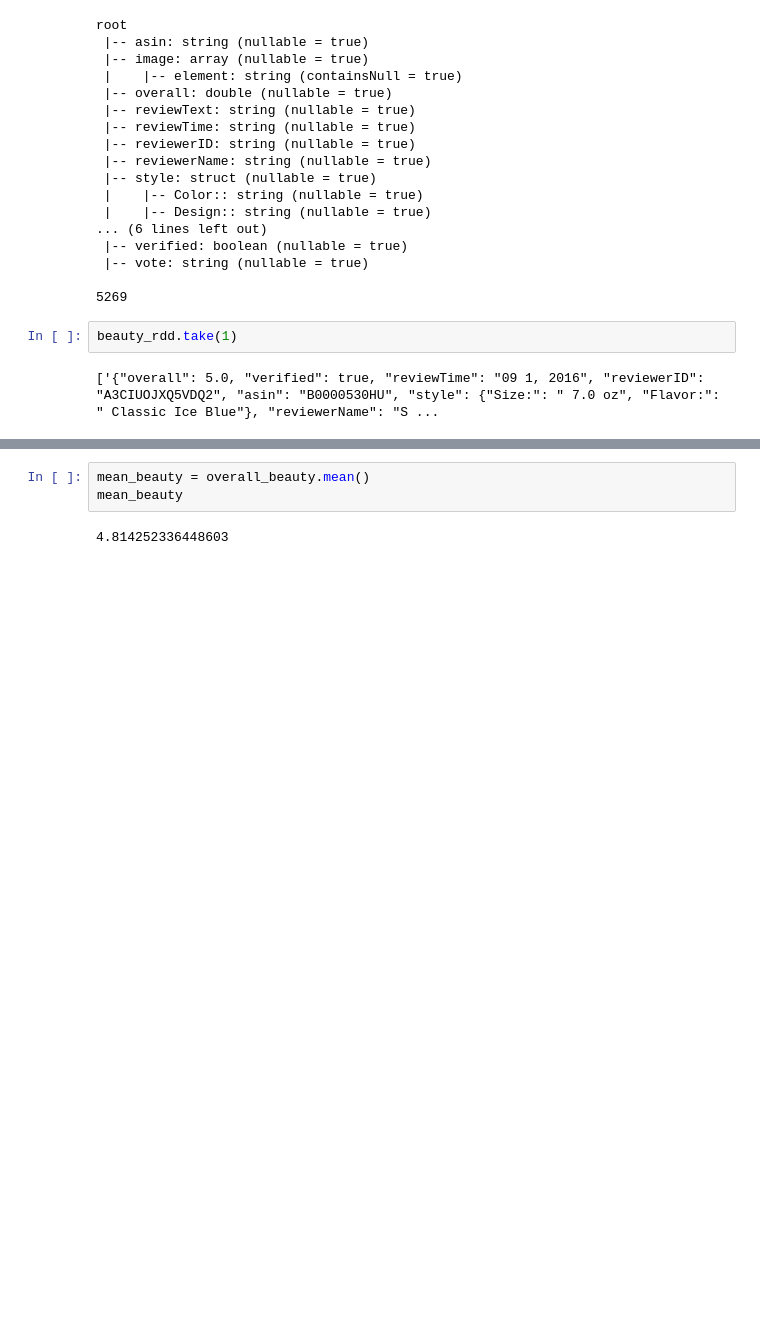
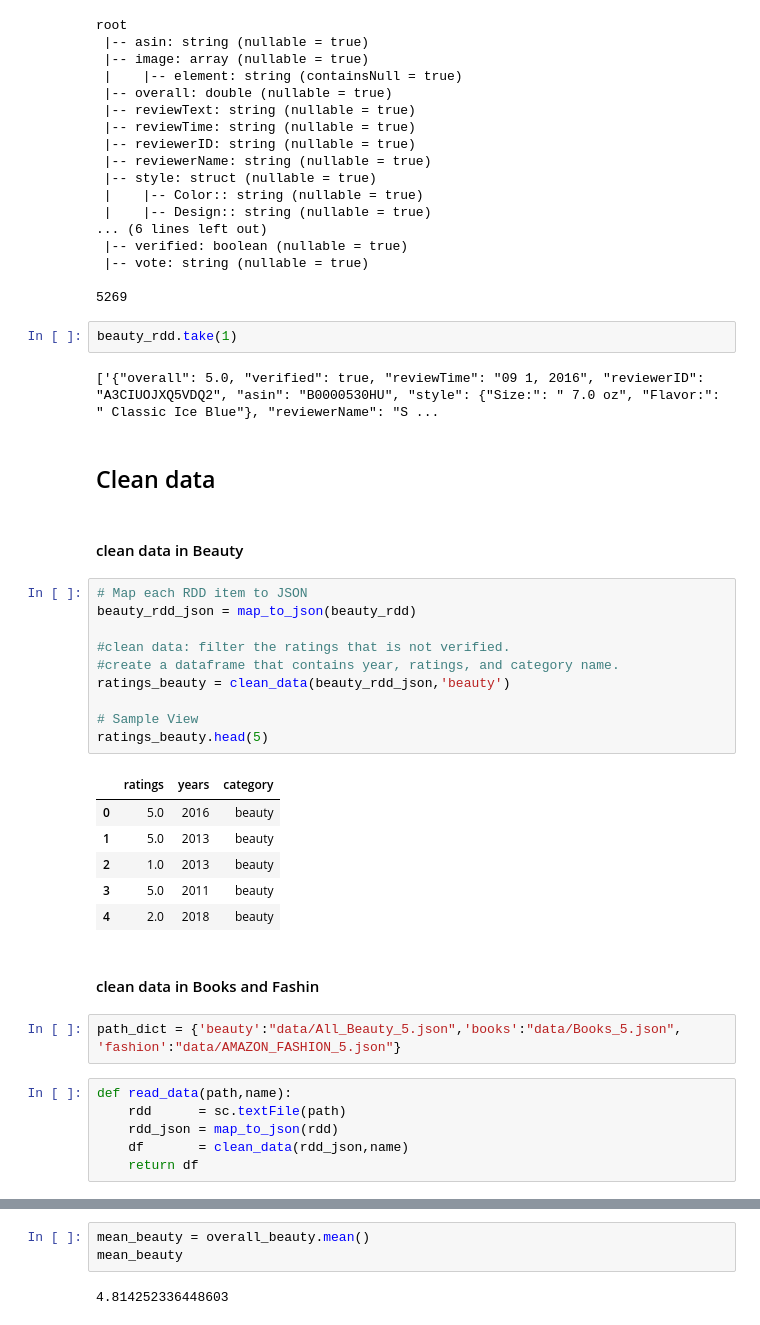
Before and after one commit to Nicole-LijuanChen/Patterns-in-Amazon-customer-ratings, a Jupyter notebook: data-cleaning.ipynb, the cells around one changed output, grey strips where cells are left out. Saved outputs shown, nothing was run; the diff lists cells and outputs as text; blank space fills up the shorter version.

```diff
--- a/data-cleaning.ipynb
+++ b/data-cleaning.ipynb
@@ -61,3 +61,34 @@ root
 beauty_rdd.take(1)
 # %% [output]
 ['{"overall": 5.0, "verified": true, "reviewTime": "09 1, 2016", "reviewerID": "A3CIUOJXQ5VDQ2", "asin": "B0000530HU", "style": {"Size:": " 7.0 oz", "Flavor:": " Classic Ice Blue"}, "reviewerName": "S ...
+# %% [markdown]
+## Clean data
+# %% [markdown]
+#### clean data in Beauty
+# %%
+# Map each RDD item to JSON
+beauty_rdd_json = map_to_json(beauty_rdd)
+
+#clean data: filter the ratings that is not verified.
+#create a dataframe that contains year, ratings, and category name.
+ratings_beauty = clean_data(beauty_rdd_json,'beauty')
+
+# Sample View
+ratings_beauty.head(5)
+# %% [output]
+|  | ratings | years | category |
+| 0 | 5.0 | 2016 | beauty |
+| 1 | 5.0 | 2013 | beauty |
+| 2 | 1.0 | 2013 | beauty |
+| 3 | 5.0 | 2011 | beauty |
+| 4 | 2.0 | 2018 | beauty |
+# %% [markdown]
+#### clean data in Books and Fashin
+# %%
+path_dict = {'beauty':"data/All_Beauty_5.json",'books':"data/Books_5.json", 'fashion':"data/AMAZON_FASHION_5.json"}
+# %%
+def read_data(path,name):
+    rdd      = sc.textFile(path)
+    rdd_json = map_to_json(rdd)
+    df       = clean_data(rdd_json,name)
+    return df
```
Also changed, not shown: parts of 20 cells of this notebook, 1 other file.
